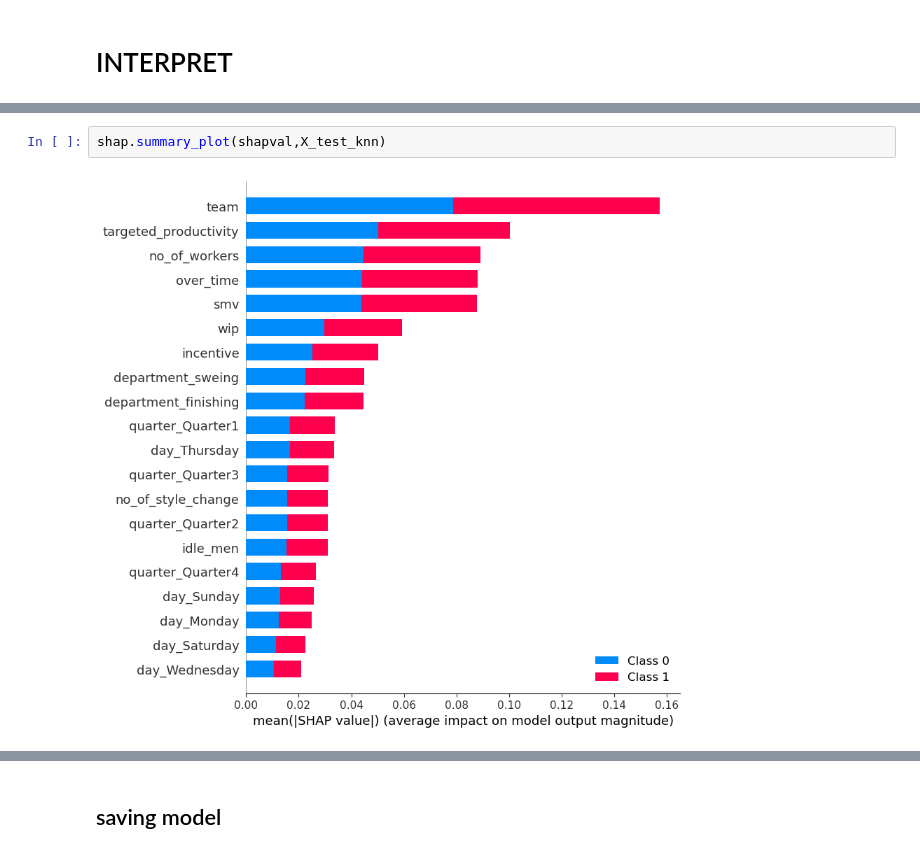
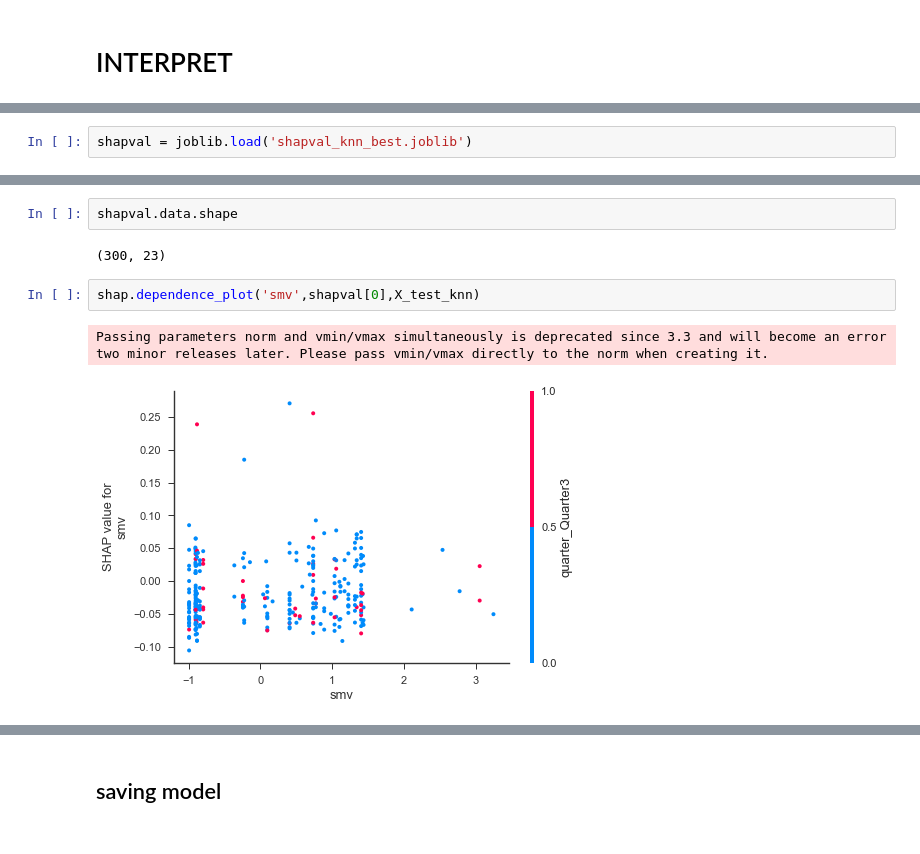
Before and after one commit to tamjid-ahsan/Garment-worker-efficiency, a Jupyter notebook: student_all_tuning.ipynb, the cells around one changed output, grey strips where cells are left out. Cells and saved outputs as stored; diff of their text form.

```diff
--- a/student_all_tuning.ipynb
+++ b/student_all_tuning.ipynb
@@ -1489,0 +1444,2 @@ shapval=exp.shap_values(X_test_knn)
+# %%
+shapval = joblib.load('shapval_knn_best.joblib')
@@ -1490,4 +1451,9 @@ shapval=exp.shap_values(X_test_knn)
+# %%
+shapval.data.shape
+# %% [output]
+(300, 23)
 # %%
-shap.summary_plot(shapval,X_test_knn)
+shap.dependence_plot('smv',shapval[0],X_test_knn)
 # %% [output]
+Passing parameters norm and vmin/vmax simultaneously is deprecated since 3.3 and will become an error two minor releases later. Please pass vmin/vmax directly to the norm when creating it.
-[figure, old version]
+[figure, new version]
```
Also changed, not shown: parts of 61 cells of this notebook, 8 other files.
